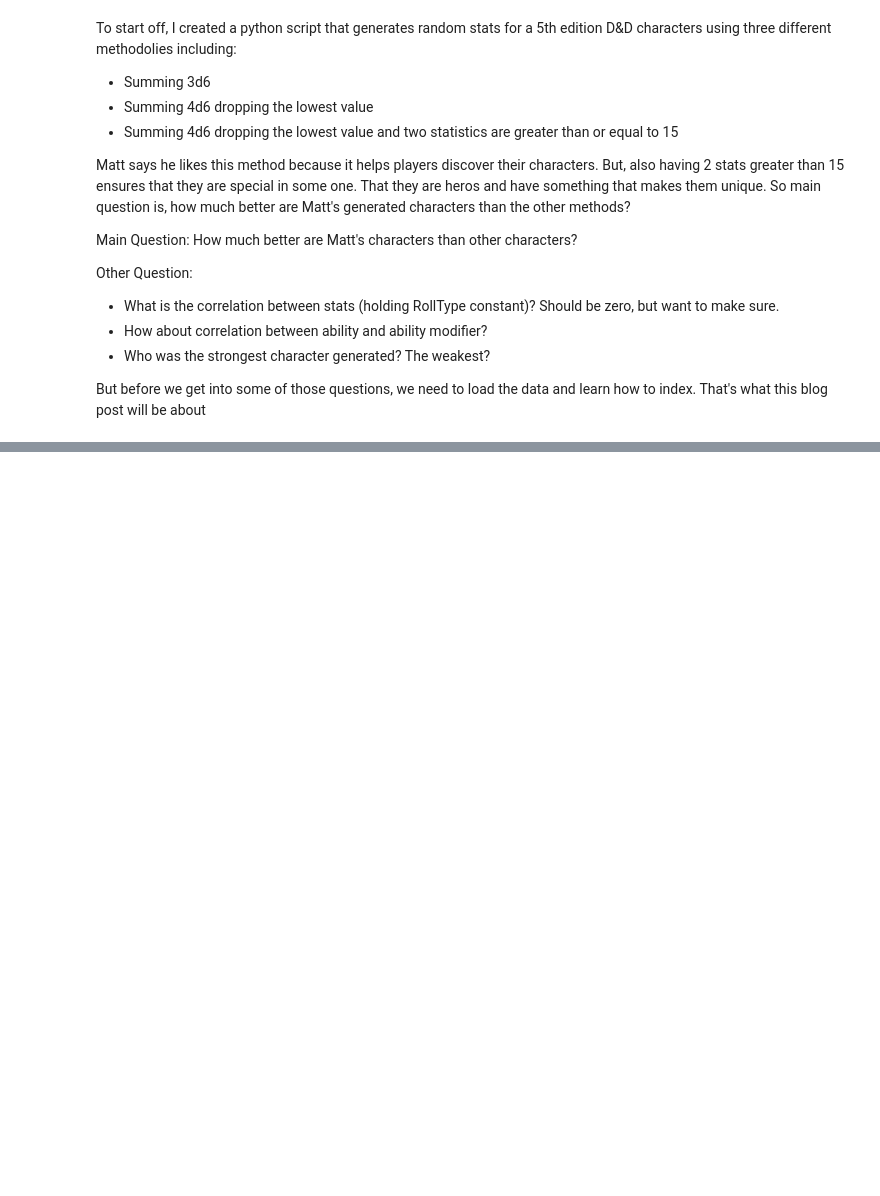
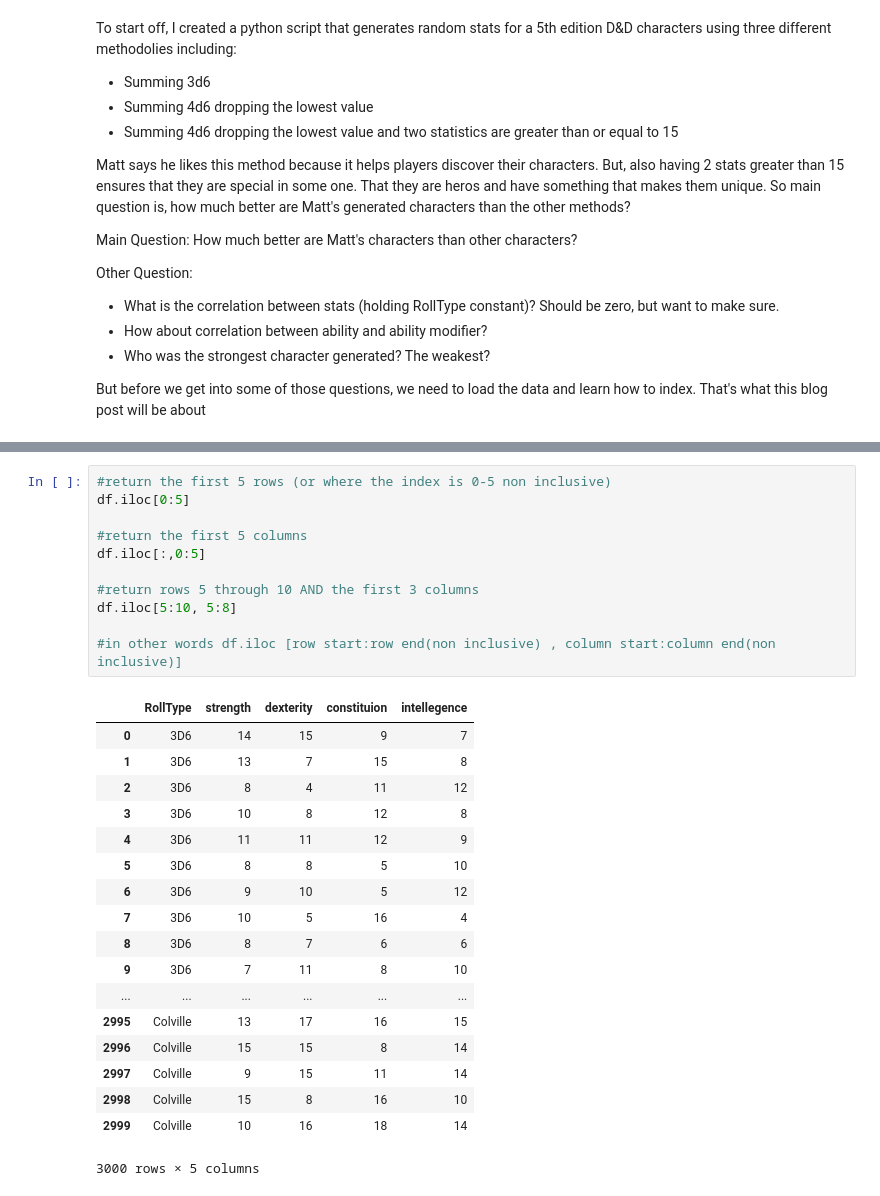
Before and after one commit to JohnErnestBonanno/5E_Stat_Gen, a Jupyter notebook: BlogPost1_Indexing.ipynb, the cells around one changed output, grey strips where cells are left out. Saved outputs shown, nothing was run; the diff lists cells and outputs as text; blank space fills up the shorter version.

```diff
--- a/BlogPost1_Indexing.ipynb
+++ b/BlogPost1_Indexing.ipynb
@@ -34,0 +173,30 @@ But before we get into some of those questions, we need to load the data and lea
+# %%
+#return the first 5 rows (or where the index is 0-5 non inclusive)
+df.iloc[0:5]
+
+#return the first 5 columns
+df.iloc[:,0:5]
+
+#return rows 5 through 10 AND the first 3 columns
+df.iloc[5:10, 5:8]
+
+#in other words df.iloc [row start:row end(non inclusive) , column start:column end(non inclusive)]
+# %% [output]
+|  | RollType | strength | dexterity | constituion | intellegence |
+| 0 | 3D6 | 14 | 15 | 9 | 7 |
+| 1 | 3D6 | 13 | 7 | 15 | 8 |
+| 2 | 3D6 | 8 | 4 | 11 | 12 |
+| 3 | 3D6 | 10 | 8 | 12 | 8 |
+| 4 | 3D6 | 11 | 11 | 12 | 9 |
+| 5 | 3D6 | 8 | 8 | 5 | 10 |
+| 6 | 3D6 | 9 | 10 | 5 | 12 |
+| 7 | 3D6 | 10 | 5 | 16 | 4 |
+| 8 | 3D6 | 8 | 7 | 6 | 6 |
+| 9 | 3D6 | 7 | 11 | 8 | 10 |
+| ... | ... | ... | ... | ... | ... |
+| 2995 | Colville | 13 | 17 | 16 | 15 |
+| 2996 | Colville | 15 | 15 | 8 | 14 |
+| 2997 | Colville | 9 | 15 | 11 | 14 |
+| 2998 | Colville | 15 | 8 | 16 | 10 |
+| 2999 | Colville | 10 | 16 | 18 | 14 |
+3000 rows × 5 columns
```
Also changed, not shown: parts of 17 cells of this notebook.
